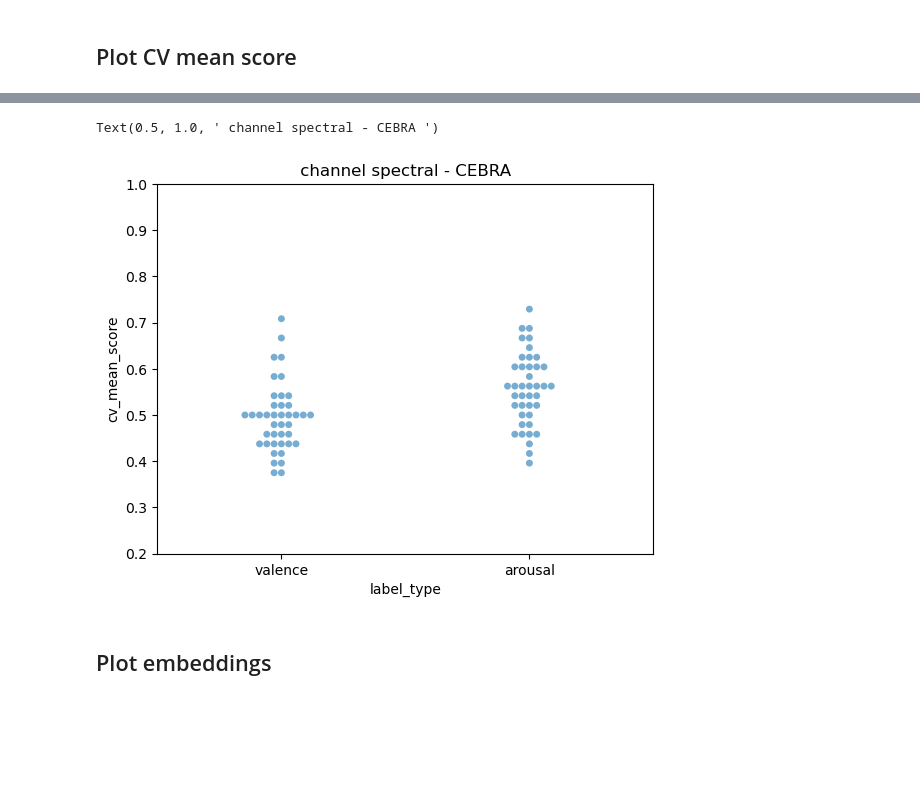
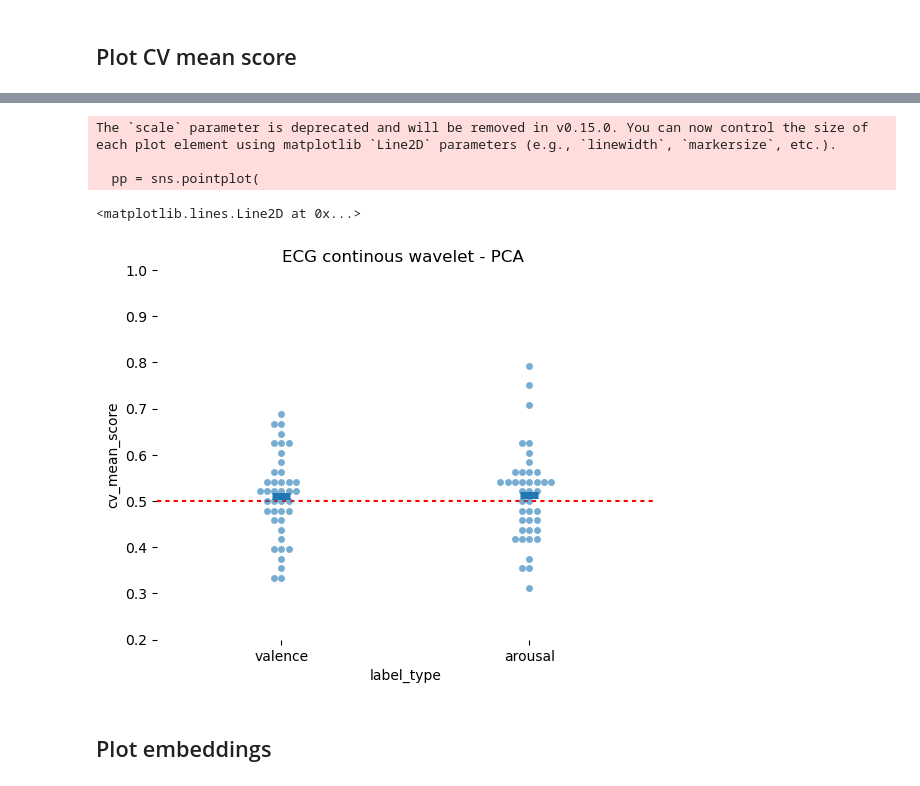
Before and after one commit to ti55987/MM_UCSF, a Jupyter notebook: analysis/knn.ipynb, the cells around one changed output, grey strips where cells are left out. Saved outputs shown, nothing was run; the diff lists cells and outputs as text; code cells hidden in the pictures; blank space fills up the shorter version.

Commit message:
add scattering wavelet transform and continuous wavelet transform for ecg

```diff
--- a/analysis/knn.ipynb
+++ b/analysis/knn.ipynb
@@ -57,14 +53,18 @@ with open('./eeg_features2/all_features.pkl', 'rb') as fp:
     marker_features = pickle.load(fp)
     print('Person dictionary')
 
-with open('./data/ecg_rr_peaks.pkl', 'rb') as fp:
+with open('./data/cwt_features.pkl', 'rb') as fp:
     ecg_features = pickle.load(fp)
-    ecg_features = ecg_features['ecg_rr_peaks']
+    ecg_features = ecg_features['cwt_features']
 
 print(len(ecg_features))
 # %% [output]
 Person dictionary
 41
+# %%
+# (x, y, z, m) = ecg_features.shape
+# all_features = ecg_features.reshape(x, y, z*m)
+all_features = ecg_features
 # %%
 # Read labels pkl file with slicing behavioral
 with open("./data/behavioral_labels.pkl", "rb") as fp:
@@ -96,10 +99,10 @@ len(subject_list)
 ### ECG feature process
 # %%
 channel_name = marker + ''
-feature_name = 'ECG_HRV_TIME' #Feature.ECG_LFHF.name
+feature_name = 'ECG_CWT' #Feature.ECG_LFHF.name
 
 marker_features = []
-for data in ecg_features: #all_features
+for data in all_features: #all_features
     marker_features.append({channel_name: {feature_name: data}})
 marker_features[0][channel_name][feature_name].shape
 # %% [output]
@@ -448,7 +455,7 @@ filtered_channel = ""
 combined_all_spectral = False
 plot_roc = False
 
-MAX_ITERATION = 20
+MAX_ITERATION = 50
 # marker_features = all_features # raw data
 subject_list = subject_list
 ###############
@@ -559,56 +566,43 @@ Text(0.5, 0.98, 'ECG- 20 iter')
 # %%
 data = subject_accuracy_summary
-title = f"{filtered_channel} channel spectral - {method} "  #
+title = f"{marker} continous wavelet - {method} "  #
 g = sns.swarmplot(
     data=data,
     x="label_type",
     y="cv_mean_score",
-    hue="channel",
-    # hue_order=[
-    #     "DELTA",
-    #     "THETA",
-    #     "ALPHA",
-    #     "BETA1",
-    #     "BETA2",
-    #     "GAMMA",
-    #     'ALL_SPECTRAL',
-    # ],
+    #hue="channel",
     alpha=0.6,
     dodge=True,
     legend=False,
 )
 g.set_ylim((0.2, 1))
+g.set_title(title)
 
-# df_means = (
-#     data.groupby(["label_type", "channel"])["cv_mean_score"].agg("mean").reset_index()
-# )
-# pp = sns.pointplot(
-#     x="label_type",
-#     y="cv_mean_score",
-#     data=df_means,
-#     hue="channel",
-#     dodge=0.6,
-#     linestyles="",
-#     errorbar=None,
-#     scale=2.5,
-#     markers="_",
-#     # hue_order=[
-#     #     "DELTA",
-#     #     "THETA",
-#     #     "ALPHA",
-#     #     "BETA1",
-#     #     "BETA2",
-#     #     "GAMMA",
-#     #     'ALL_SPECTRAL',
-#     # ],
-#     order=["valence", "arousal"],
-# )
+df_means = (
+    data.groupby(["label_type", "channel"])["cv_mean_score"].agg("mean").reset_index()
+)
 
+pp = sns.pointplot(
+    x="label_type",
+    y="cv_mean_score",
+    data=df_means,
+    #hue="channel",
+    #dodge=0.6,
+    linestyles="",
+    #errorbar=None,
+    scale=2.5,
+    markers="_",
+    order=["valence", "arousal"],
+)
+sns.despine(bottom = True, left = True)
+g.axhline(0.5, color="red", dashes=(2, 2))
 #sns.move_legend(pp, "upper right", bbox_to_anchor=(1.4, 1))
-g.set_title(title)
 # %% [output]
-Text(0.5, 1.0, ' channel spectral - CEBRA ')
+The `scale` parameter is deprecated and will be removed in v0.15.0. You can now control the size of each plot element using matplotlib `Line2D` parameters (e.g., `linewidth`, `markersize`, etc.).
+
+  pp = sns.pointplot(
+<matplotlib.lines.Line2D at 0x...>
-[figure, old version]
+[figure, new version]
 # %% [markdown]
 ## Plot embeddings
 # %%
```
Also changed, not shown: parts of 9 cells of this notebook, 5 other files.
